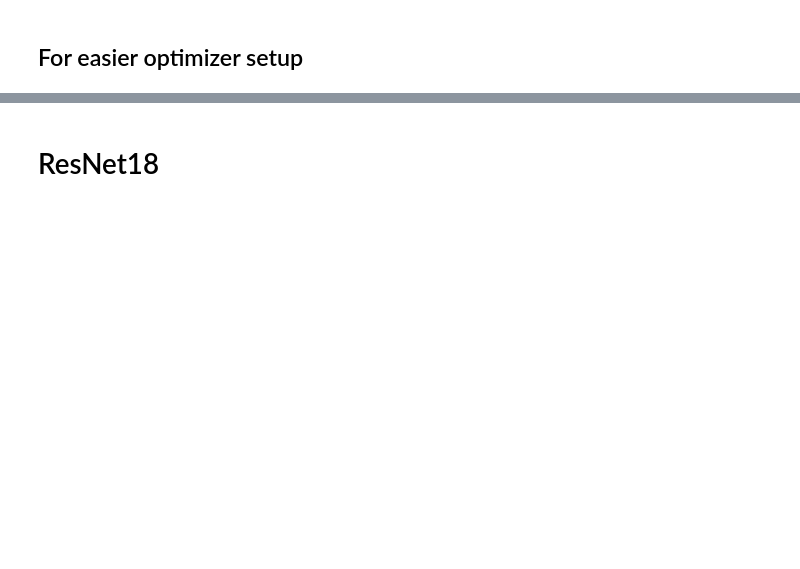
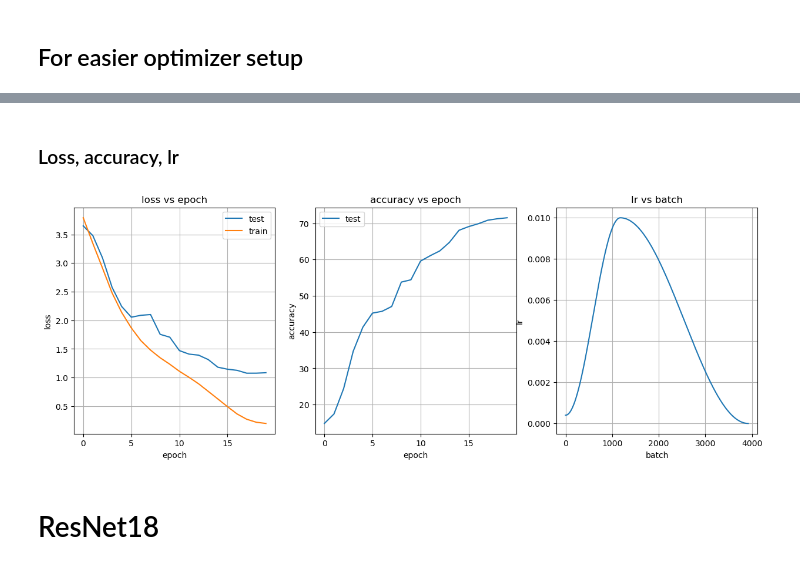
Before and after one commit to DanielZhicool/Deep-Learning, a Jupyter notebook: Lab_5.ipynb, the cells around one changed output, grey strips where cells are left out. Drawn from its saved outputs; the diff is of its cells as text; code cells hidden in the pictures; blank space fills up the shorter version.

```diff
--- a/Lab_5.ipynb
+++ b/Lab_5.ipynb
@@ -245,7 +347,7 @@ def test(dataloader, model, loss_fn, optimizer):
 
     return current_test_loss_history, current_test_metric_history
 # %%
-def train_loop(model, epochs, optimizer, scheduler=None):
+def train_loop(model, epochs, optimizer, loss_fn, train_dataloader, test_dataloader, scheduler=None):
 
     train_loss_history = []
     lr_history = []
@@ -269,0 +374,26 @@ def train_loop(model, epochs, optimizer, scheduler=None):
+# %%
+import matplotlib.pyplot as plt
+
+def plot_history(history):
+    fig, (ax1, ax2, ax3) = plt.subplots(1, 3, figsize=(15, 5))
+
+    ax1.plot(history[2], label='test')
+    ax1.plot(history[0], label='train')
+    ax1.legend()
+    ax1.set_xlabel('epoch')
+    ax1.set_ylabel('loss')
+    ax1.set_title('loss vs epoch')
+    ax1.grid()
+
+    ax2.plot(history[3], label='test')
+    ax2.legend()
+    ax2.set_xlabel('epoch')
+    ax2.set_ylabel('accuracy')
+    ax2.set_title('accuracy vs epoch')
+    ax2.grid()
+
+    ax3.plot(history[1])
+    ax3.set_xlabel('batch')
+    ax3.set_ylabel('lr')
+    ax3.set_title('lr vs batch')
+    ax3.grid()
@@ -269,0 +431,7 @@ def train_loop(model, epochs, optimizer, scheduler=None):
+# %%
+epoch = 20
+
+loss_fn = nn.CrossEntropyLoss()
+optimizer, scheduler = setup_optimizer(ResNet10, schedule = True, epochs = epoch, lr = 0.01, weight_decay=1e-5)
+# %%
+ResNet10_history = train_loop(ResNet10, epoch, optimizer, loss_fn, train_dataloader, test_dataloader, scheduler)
@@ -270,2 +456,8 @@ def train_loop(model, epochs, optimizer, scheduler=None):
+# %% [markdown]
+### Loss, accuracy, lr
+# %%
+plot_history(ResNet10_history)
+# %% [output]
+[figure, added]
 # %% [markdown]
 # ResNet18
```
Also changed, not shown: parts of 46 cells of this notebook, 1 other file.
